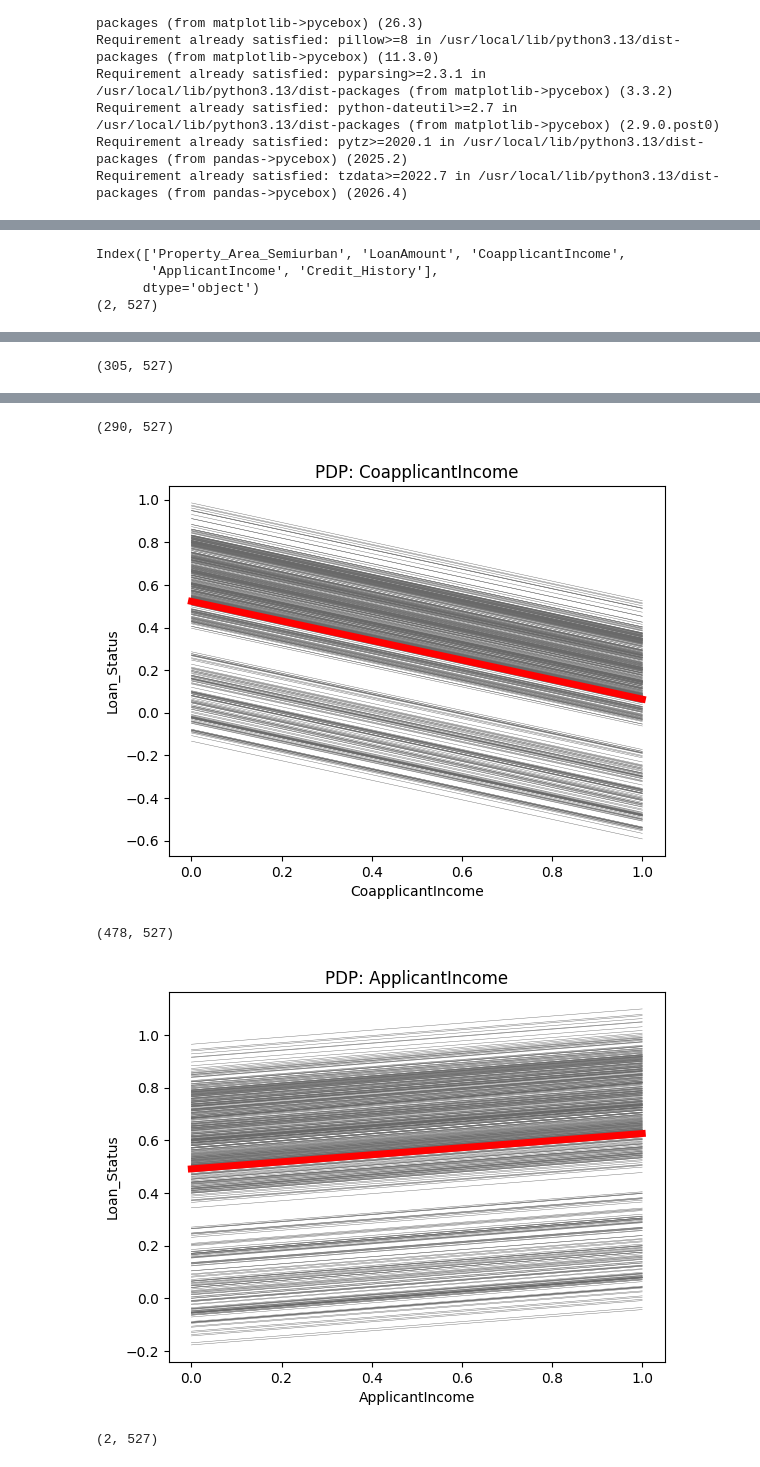
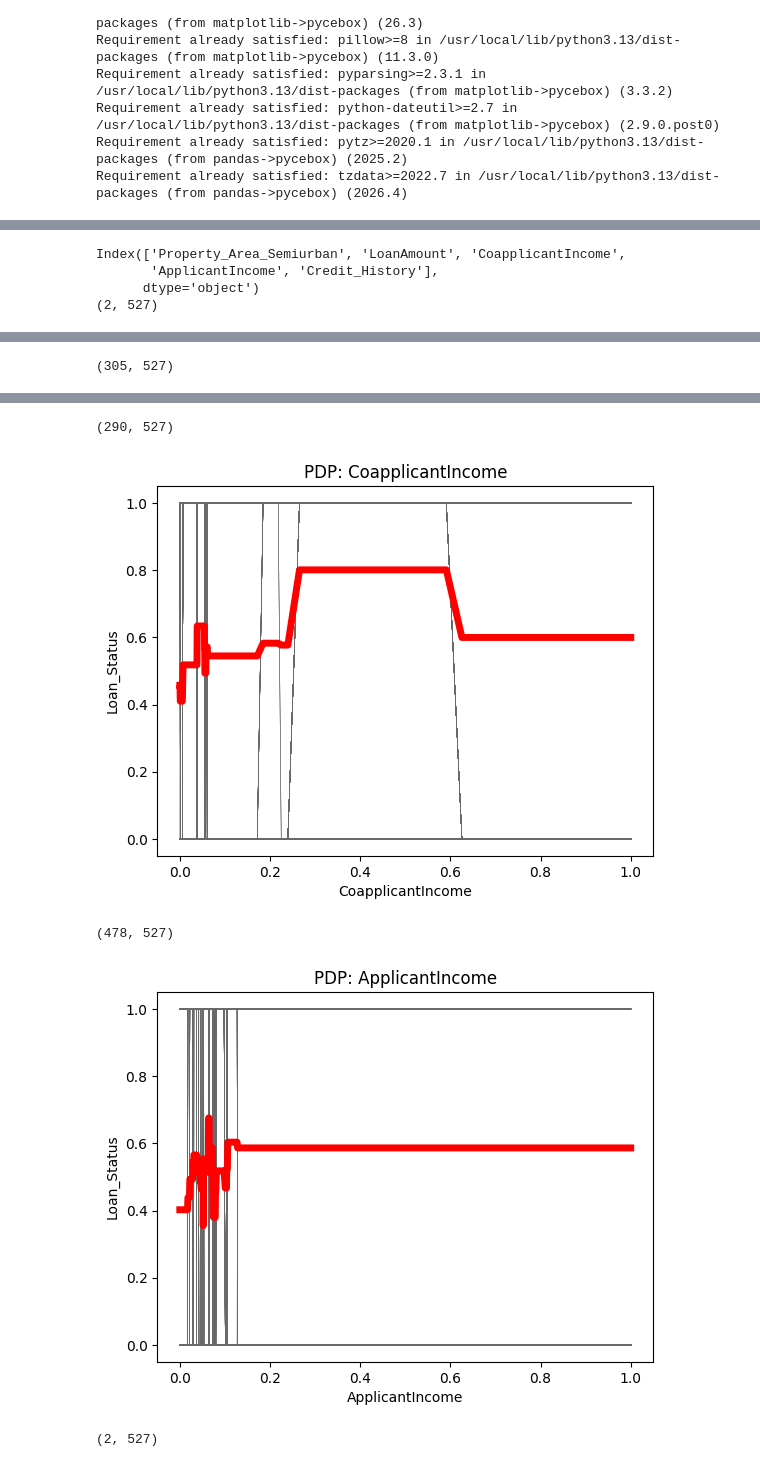
Before and after one commit to OPIM5512-des18004/OPIM5512_A04-des18004, a Jupyter notebook: src/assignment04_des18004.ipynb, the cells around one changed output, grey strips where cells are left out. Cells and saved outputs as stored; diff of their text form; code cells hidden in the pictures.

```diff
--- a/src/assignment04_des18004.ipynb
+++ b/src/assignment04_des18004.ipynb
@@ -129,8 +117,8 @@ X_train, X_test, y_train, y_test = train_test_split(X, y, test_size = 0.2,shuffl
 X_train, X_test, Y_train, Y_test = train_test_split(X, y, test_size=0.20, random_state=seed)
 X_train = np.array(X_train)
 X_test = np.array(X_test)
-y_train = np.array(y_train)
-y_test = np.array(y_test)
+y_train = np.array(Y_train)
+y_test = np.array(Y_test)
 
 # Define the categorical features for SMOTENC based on the current X_train columns:
 # 0: Dependents (int, categorical)
@@ -159,7 +147,7 @@ X_test = scaler.transform(X_test)
 print("Shape after SMOTENC:", X_res.shape, y_res.shape)
 print("Class distribution after SMOTENC:\n", pd.Series(y_res).value_counts())
 
-model = LinearRegression()
+model = LogisticRegression()
 model.fit(X_res, y_res)
 
 train_preds_lr = model.predict(X_res)
@@ -263,46 +244,48 @@ for col in top5_features:
 # %%
 # DTR as an extra
 from sklearn.tree import DecisionTreeRegressor
+from sklearn.tree import DecisionTreeClassifier
 
 X_train, X_test, Y_train, Y_test = train_test_split(X, y, test_size=0.20, random_state=seed)
 X_train = np.array(X_train)
 X_test = np.array(X_test)
-y_train = np.array(y_train)
-y_test = np.array(y_test)
+y_train = np.array(Y_train)
+y_test = np.array(Y_test)
 
+categorical_features_indices = [0, 5, 6, 7, 8, 9, 10, 11]
 sm = SMOTENC(categorical_features = categorical_features_indices, random_state=42)
-X_res, y_res = sm.fit_resample(X_train, y_train)
+X_res, y_res = sm.fit_resample(X_train, Y_train)
 X_res = np.array(X_res)
 y_res = np.array(y_res)
 scaler = MinMaxScaler()
 X_res = scaler.fit_transform(X_res)
 X_test = scaler.transform(X_test)
 
-DTR = DecisionTreeRegressor(random_state=42)
-DTR.fit(X_res, y_res)
-train_preds_DTR = DTR.predict(X_res)
-test_preds_DTR = DTR.predict(X_test)
+DTC = DecisionTreeClassifier(random_state=42)
+DTC.fit(X_res, y_res)
+train_preds_DTC = DTC.predict(X_res)
+test_preds_DTC = DTC.predict(X_test)
 
-clfDTR = DTR
-resultDTR = permutation_importance(clfDTR, X_res, y_res, n_repeats=20, random_state=42)
-perm_sorted_idxDTR = resultDTR.importances_mean.argsort()
+clfDTC = DTC
+resultDTC = permutation_importance(clfDTC, X_res, y_res, n_repeats=20, random_state=42)
+perm_sorted_idxDTC = resultDTC.importances_mean.argsort()
 fig, ax1 = plt.subplots(1, 1, figsize=(6, 4))
-ax1.boxplot(resultDTR.importances[perm_sorted_idxDTR].T, vert=False, labels=X.columns[perm_sorted_idxDTR])
-fig.suptitle('DTR Feature Importance', y=1.05) # don't forget to update title!
+ax1.boxplot(resultDTC.importances[perm_sorted_idxDTC].T, vert=False, labels=X.columns[perm_sorted_idxDTC])
+fig.suptitle('DTC Feature Importance', y=1.05) # don't forget to update title!
 fig.tight_layout()
 plt.show()
 
-top5_featuresDTR = perm_sorted_idxDTR[7:]
-top5_featuresDTR = X.columns[top5_featuresDTR]
-print(top5_featuresDTR)
+top5_featuresDTC = perm_sorted_idxDTC[7:]
+top5_featuresDTC = X.columns[top5_featuresDTC]
+print(top5_featuresDTC)
 
 train_X_df = pd.DataFrame(X_res, columns=X.columns)
 train_X_df.head()
 
-for col in top5_featuresDTR:
+for col in top5_featuresDTC:
   tmpdf = ice(data=train_X_df, # ice needs a dataframe
             column=col, # the column name
-                   predict=model.predict) # the predict statement from the
+                   predict=DTC.predict) # the predict statement from the
                                           # model
   print(np.shape(tmpdf))
   ice_plot(tmpdf, c='dimgray', linewidth=0.3,
@@ -324,5 +307,5 @@ Index(['Property_Area_Semiurban', 'LoanAmount', 'CoapplicantIncome',
 (290, 527)
-[figure, old version]
+[figure, new version]
 (478, 527)
-[figure, old version]
+[figure, new version]
 (2, 527)
```
Also changed, not shown: parts of 11 cells of this notebook.
